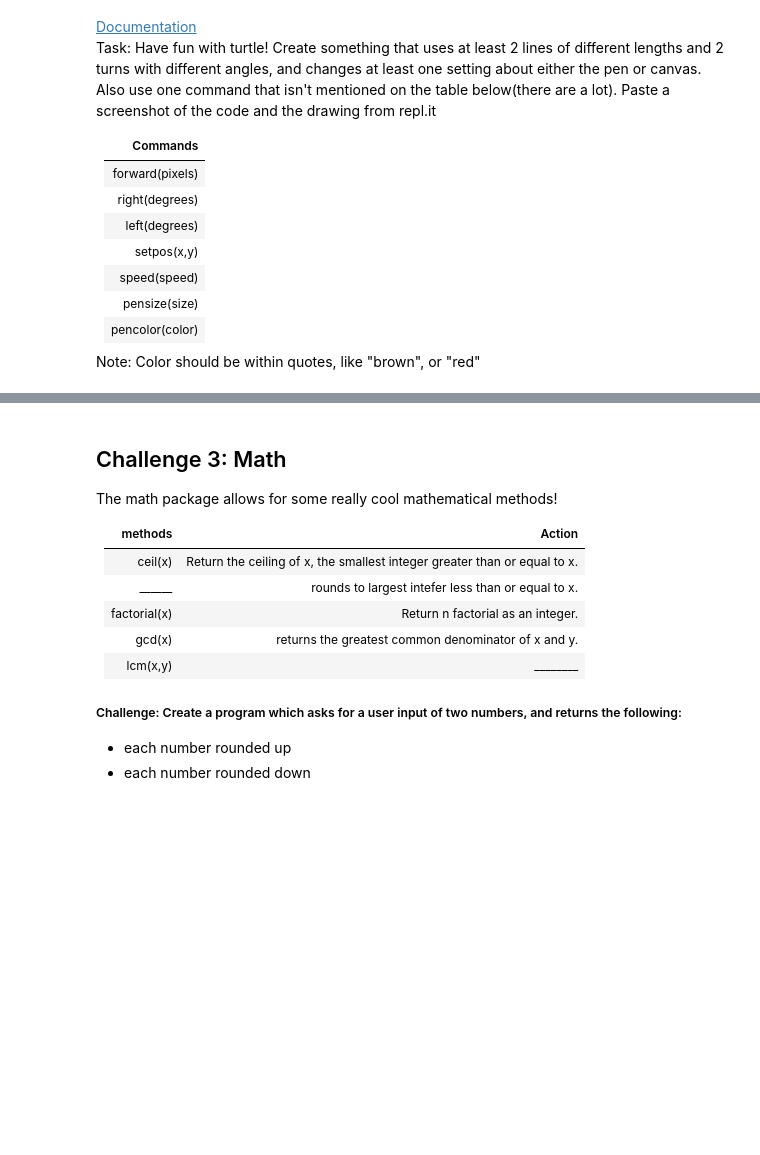
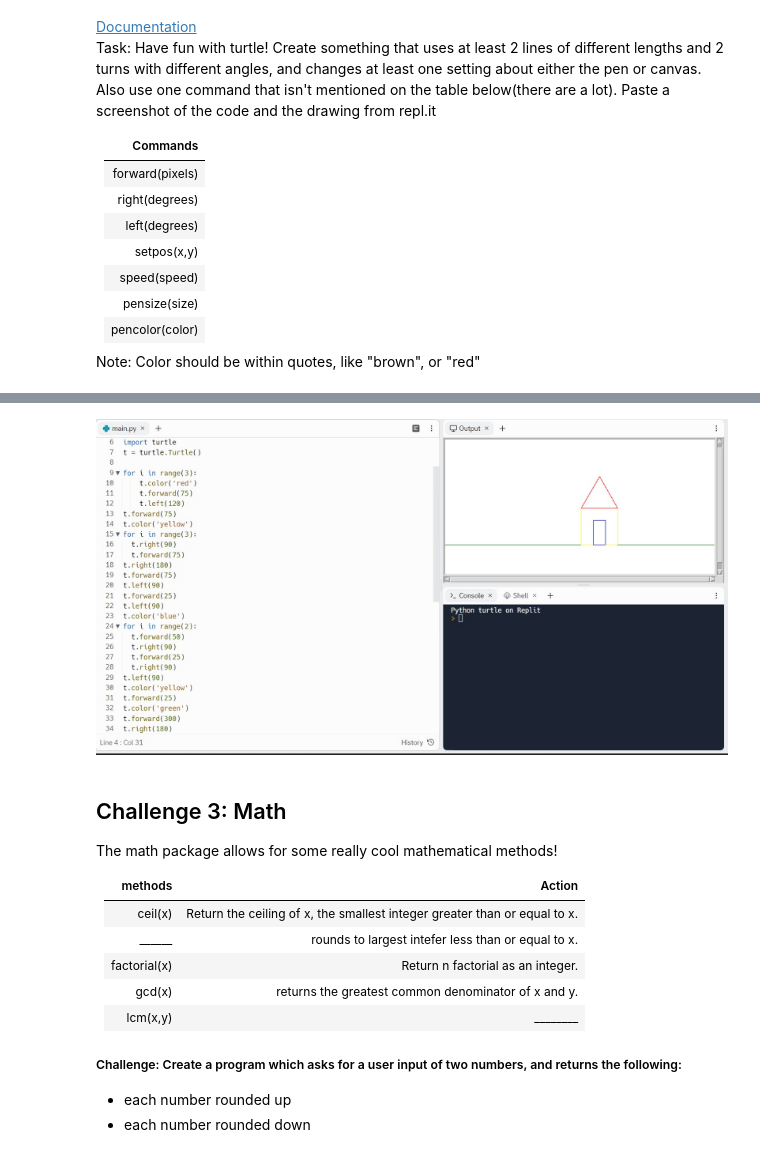
Before and after one commit to Q-tipwithaface/Q-tip, a Jupyter notebook: _notebooks/2022-12-10-3.14_and_3.15_notes.ipynb, the cells around one changed output, grey strips where cells are left out. Cells and saved outputs as stored; diff of their text form; code cells hidden in the pictures; blank space fills up the shorter version.

```diff
--- a/_notebooks/2022-12-10-3.14_and_3.15_notes.ipynb
+++ b/_notebooks/2022-12-10-3.14_and_3.15_notes.ipynb
@@ -121,3 +119,9 @@ Note: Color should be within quotes, like "brown", or "red"
+# %%
+#hide_input
+from IPython import display
+display.Image("../images/turtlehouse.jpg")
+# %% [output]
+[figure, added]
 # %%
 from turtle import *
 oogway = Turtle()
```
Also changed, not shown: parts of 1 cell of this notebook.
